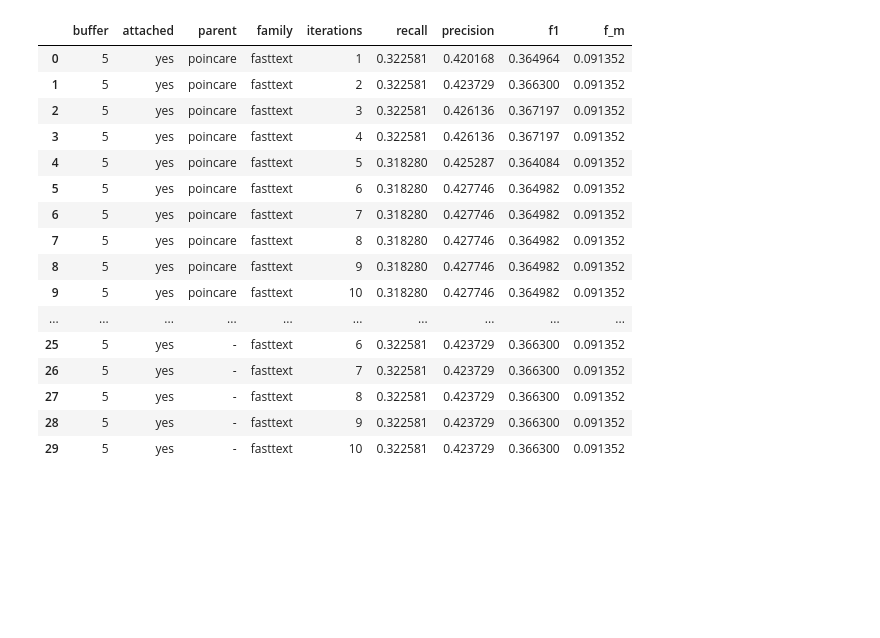
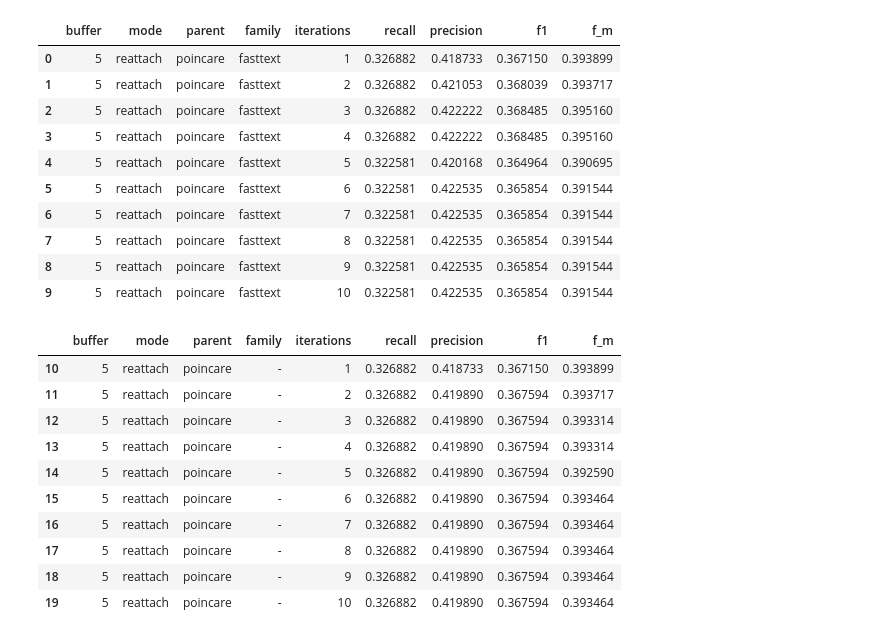
Before and after one commit to uhh-lt/taxi, a Jupyter notebook: parse_results.ipynb, the cells around one changed output. Cells and saved outputs as stored; diff of their text form; code cells hidden in the pictures; blank space fills up the shorter version.

```diff
--- a/parse_results.ipynb
+++ b/parse_results.ipynb
@@ -15,20 +15,34 @@ df.head()
 # %%
-df.loc[(df['buffer'] == 5) & (df['attached'] == 'yes')]
+df = df.loc[(df['buffer'] == 5) & (df['mode'] == 'reattach')]
-# %% [output]
-|  | buffer | attached | parent | family | iterations | recall | precision | f1 | f_m |
-| 0 | 5 | yes | poincare | fasttext | 1 | 0.322581 | 0.420168 | 0.364964 | 0.091352 |
-| 1 | 5 | yes | poincare | fasttext | 2 | 0.322581 | 0.423729 | 0.366300 | 0.091352 |
-| 2 | 5 | yes | poincare | fasttext | 3 | 0.322581 | 0.426136 | 0.367197 | 0.091352 |
-| 3 | 5 | yes | poincare | fasttext | 4 | 0.322581 | 0.426136 | 0.367197 | 0.091352 |
-| 4 | 5 | yes | poincare | fasttext | 5 | 0.318280 | 0.425287 | 0.364084 | 0.091352 |
-| 5 | 5 | yes | poincare | fasttext | 6 | 0.318280 | 0.427746 | 0.364982 | 0.091352 |
-| 6 | 5 | yes | poincare | fasttext | 7 | 0.318280 | 0.427746 | 0.364982 | 0.091352 |
-| 7 | 5 | yes | poincare | fasttext | 8 | 0.318280 | 0.427746 | 0.364982 | 0.091352 |
-| 8 | 5 | yes | poincare | fasttext | 9 | 0.318280 | 0.427746 | 0.364982 | 0.091352 |
-| 9 | 5 | yes | poincare | fasttext | 10 | 0.318280 | 0.427746 | 0.364982 | 0.091352 |
-| ... | ... | ... | ... | ... | ... | ... | ... | ... | ... |
-| 25 | 5 | yes | - | fasttext | 6 | 0.322581 | 0.423729 | 0.366300 | 0.091352 |
-| 26 | 5 | yes | - | fasttext | 7 | 0.322581 | 0.423729 | 0.366300 | 0.091352 |
-| 27 | 5 | yes | - | fasttext | 8 | 0.322581 | 0.423729 | 0.366300 | 0.091352 |
-| 28 | 5 | yes | - | fasttext | 9 | 0.322581 | 0.423729 | 0.366300 | 0.091352 |
-| 29 | 5 | yes | - | fasttext | 10 | 0.322581 | 0.423729 | 0.366300 | 0.091352 |
+# %%
+df = df.loc[(df['buffer'] == 5) & (df['mode'] == 'only_removal')]
+# %%
+df_both = df.loc[(df['parent'] == 'poincare') & (df['family'] == 'fasttext')]
+df_both
+# %% [output]
+|  | buffer | mode | parent | family | iterations | recall | precision | f1 | f_m |
+| 0 | 5 | reattach | poincare | fasttext | 1 | 0.326882 | 0.418733 | 0.367150 | 0.393899 |
+| 1 | 5 | reattach | poincare | fasttext | 2 | 0.326882 | 0.421053 | 0.368039 | 0.393717 |
+| 2 | 5 | reattach | poincare | fasttext | 3 | 0.326882 | 0.422222 | 0.368485 | 0.395160 |
+| 3 | 5 | reattach | poincare | fasttext | 4 | 0.326882 | 0.422222 | 0.368485 | 0.395160 |
+| 4 | 5 | reattach | poincare | fasttext | 5 | 0.322581 | 0.420168 | 0.364964 | 0.390695 |
+| 5 | 5 | reattach | poincare | fasttext | 6 | 0.322581 | 0.422535 | 0.365854 | 0.391544 |
+| 6 | 5 | reattach | poincare | fasttext | 7 | 0.322581 | 0.422535 | 0.365854 | 0.391544 |
+| 7 | 5 | reattach | poincare | fasttext | 8 | 0.322581 | 0.422535 | 0.365854 | 0.391544 |
+| 8 | 5 | reattach | poincare | fasttext | 9 | 0.322581 | 0.422535 | 0.365854 | 0.391544 |
+| 9 | 5 | reattach | poincare | fasttext | 10 | 0.322581 | 0.422535 | 0.365854 | 0.391544 |
+# %%
+df_parent = df.loc[(df['parent'] == 'poincare') & (df['family'] == '-')]
+df_parent
+# %% [output]
+|  | buffer | mode | parent | family | iterations | recall | precision | f1 | f_m |
+| 10 | 5 | reattach | poincare | - | 1 | 0.326882 | 0.418733 | 0.367150 | 0.393899 |
+| 11 | 5 | reattach | poincare | - | 2 | 0.326882 | 0.419890 | 0.367594 | 0.393717 |
+| 12 | 5 | reattach | poincare | - | 3 | 0.326882 | 0.419890 | 0.367594 | 0.393314 |
+| 13 | 5 | reattach | poincare | - | 4 | 0.326882 | 0.419890 | 0.367594 | 0.393314 |
+| 14 | 5 | reattach | poincare | - | 5 | 0.326882 | 0.419890 | 0.367594 | 0.392590 |
+| 15 | 5 | reattach | poincare | - | 6 | 0.326882 | 0.419890 | 0.367594 | 0.393464 |
+| 16 | 5 | reattach | poincare | - | 7 | 0.326882 | 0.419890 | 0.367594 | 0.393464 |
+| 17 | 5 | reattach | poincare | - | 8 | 0.326882 | 0.419890 | 0.367594 | 0.393464 |
+| 18 | 5 | reattach | poincare | - | 9 | 0.326882 | 0.419890 | 0.367594 | 0.393464 |
+| 19 | 5 | reattach | poincare | - | 10 | 0.326882 | 0.419890 | 0.367594 | 0.393464 |
```
Also changed, not shown: parts of 5 cells of this notebook.
